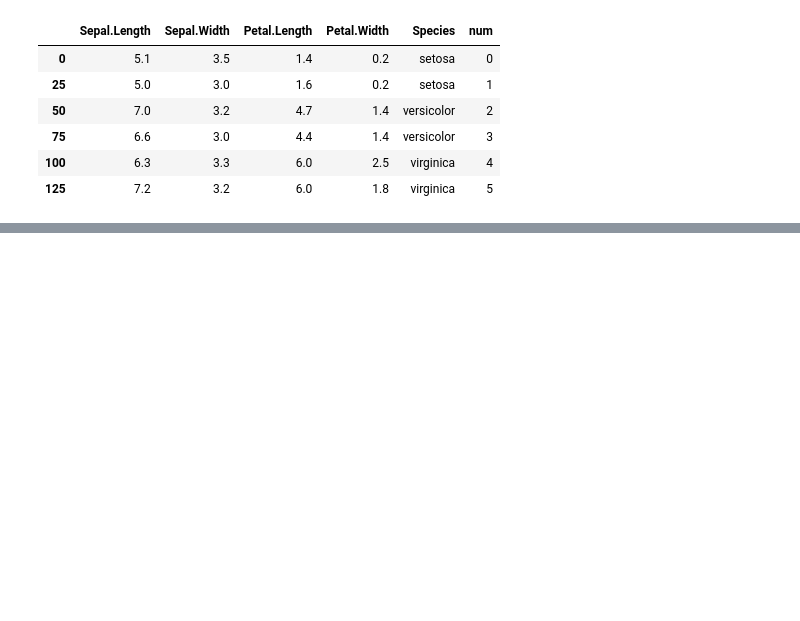
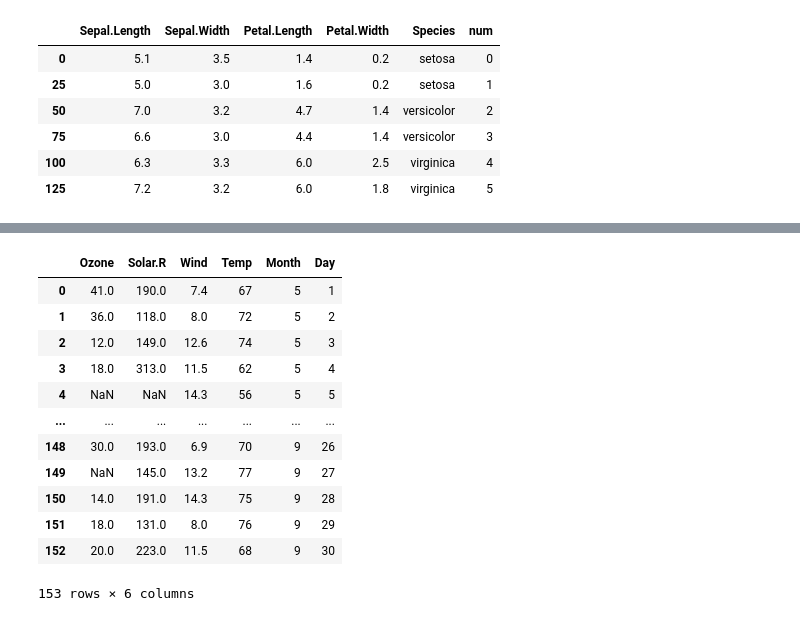
Before and after one commit to congcongee/ai, a Jupyter notebook: source/01_python/ch11_데이터프레임과시리즈(Pandas)_ 9절~14절.ipynb, the cells around one changed output, grey strips where cells are left out. Cells and saved outputs as stored; diff of their text form; code cells hidden in the pictures; blank space fills up the shorter version.

```diff
--- a/source/01_python/ch11_데이터프레임과시리즈(Pandas)_ 9절~14절.ipynb
+++ b/source/01_python/ch11_데이터프레임과시리즈(Pandas)_ 9절~14절.ipynb
@@ -275,0 +392,18 @@ iris.groupby(['Species']).describe().T
+# %%
+from statsmodels.api import datasets
+airquality = datasets.get_rdataset('airquality').data # 1973년 뉴욕 공기 질 데이터셋
+airquality
+# %% [output]
+|  | Ozone | Solar.R | Wind | Temp | Month | Day |
+| 0 | 41.0 | 190.0 | 7.4 | 67 | 5 | 1 |
+| 1 | 36.0 | 118.0 | 8.0 | 72 | 5 | 2 |
+| 2 | 12.0 | 149.0 | 12.6 | 74 | 5 | 3 |
+| 3 | 18.0 | 313.0 | 11.5 | 62 | 5 | 4 |
+| 4 | NaN | NaN | 14.3 | 56 | 5 | 5 |
+| ... | ... | ... | ... | ... | ... | ... |
+| 148 | 30.0 | 193.0 | 6.9 | 70 | 9 | 26 |
+| 149 | NaN | 145.0 | 13.2 | 77 | 9 | 27 |
+| 150 | 14.0 | 191.0 | 14.3 | 75 | 9 | 28 |
+| 151 | 18.0 | 131.0 | 8.0 | 76 | 9 | 29 |
+| 152 | 20.0 | 223.0 | 11.5 | 68 | 9 | 30 |
+153 rows × 6 columns
```
Also changed, not shown: parts of 114 cells of this notebook.
